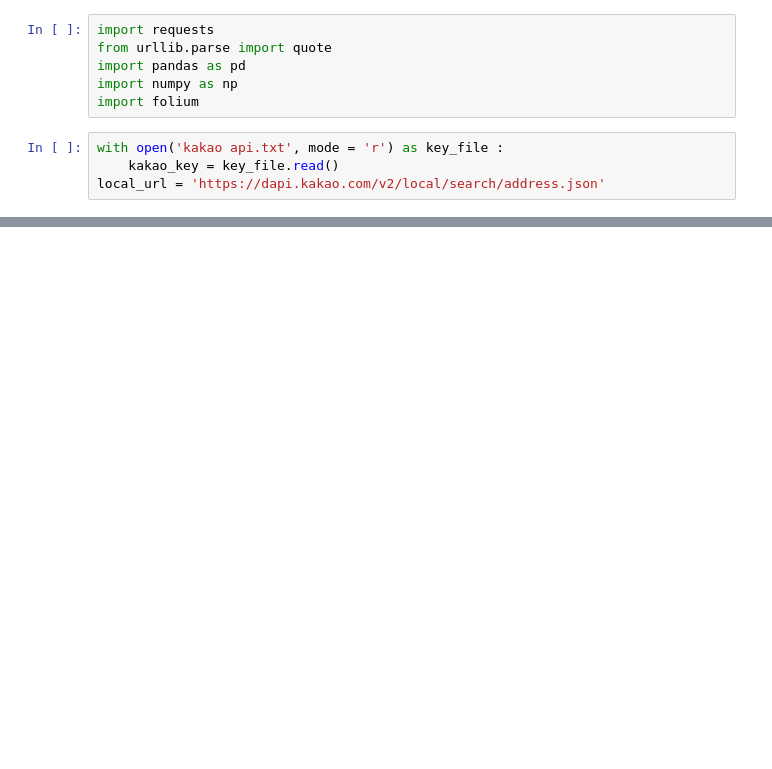
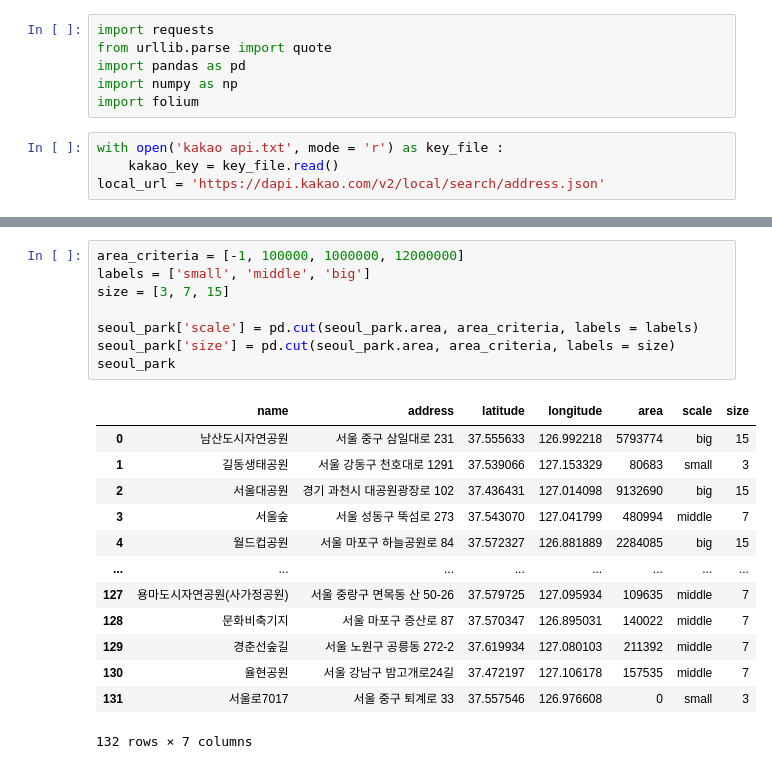
Before and after one commit to euka96/Data-Analysis, a Jupyter notebook: Ch.4-Map&PublicAPI/연습문제.ipynb, the cells around one changed output, grey strips where cells are left out. Drawn from its saved outputs; the diff is of its cells as text; blank space fills up the shorter version.

```diff
--- a/Ch.4-Map&PublicAPI/연습문제.ipynb
+++ b/Ch.4-Map&PublicAPI/연습문제.ipynb
@@ -53,3 +79,25 @@ folium.Circle(location = [37.5641201543296, 126.998009728978],
+# %%
+area_criteria = [-1, 100000, 1000000, 12000000]
+labels = ['small', 'middle', 'big']
+size = [3, 7, 15]
+
+seoul_park['scale'] = pd.cut(seoul_park.area, area_criteria, labels = labels)
+seoul_park['size'] = pd.cut(seoul_park.area, area_criteria, labels = size)
+seoul_park
+# %% [output]
+|  | name | address | latitude | longitude | area | scale | size |
+| 0 | 남산도시자연공원 | 서울 중구 삼일대로 231 | 37.555633 | 126.992218 | 5793774 | big | 15 |
+| 1 | 길동생태공원 | 서울 강동구 천호대로 1291 | 37.539066 | 127.153329 | 80683 | small | 3 |
+| 2 | 서울대공원 | 경기 과천시 대공원광장로 102 | 37.436431 | 127.014098 | 9132690 | big | 15 |
+| 3 | 서울숲 | 서울 성동구 뚝섬로 273 | 37.543070 | 127.041799 | 480994 | middle | 7 |
+| 4 | 월드컵공원 | 서울 마포구 하늘공원로 84 | 37.572327 | 126.881889 | 2284085 | big | 15 |
+| ... | ... | ... | ... | ... | ... | ... | ... |
+| 127 | 용마도시자연공원(사가정공원) | 서울 중랑구 면목동 산 50-26 | 37.579725 | 127.095934 | 109635 | middle | 7 |
+| 128 | 문화비축기지 | 서울 마포구 증산로 87 | 37.570347 | 126.895031 | 140022 | middle | 7 |
+| 129 | 경춘선숲길 | 서울 노원구 공릉동 272-2 | 37.619934 | 127.080103 | 211392 | middle | 7 |
+| 130 | 율현공원 | 서울 강남구 밤고개로24길 | 37.472197 | 127.106178 | 157535 | middle | 7 |
+| 131 | 서울로7017 | 서울 중구 퇴계로 33 | 37.557546 | 126.976608 | 0 | small | 3 |
+132 rows × 7 columns
 # %%
 seoul_park_map = folium.Map(location = [seoul_park['latitude'].mean(), seoul_park['longitude'].mean()], zoom_start = 11)
 for i in seoul_park.index :
```
Also changed, not shown: parts of 9 cells of this notebook, 1 other file.
